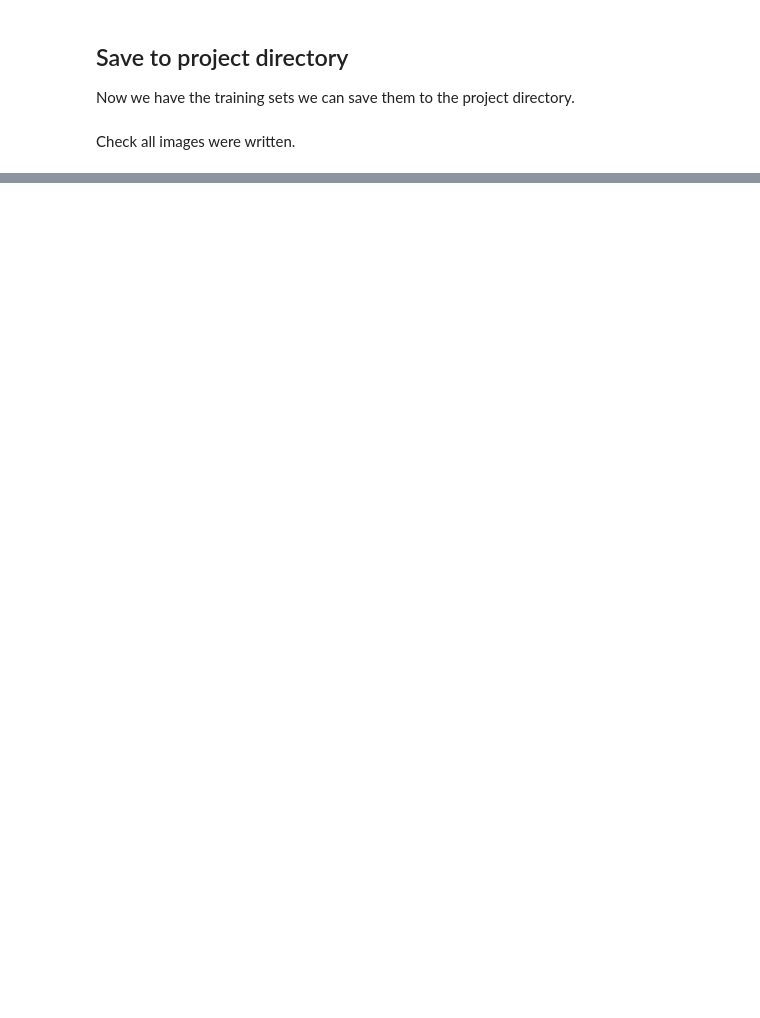
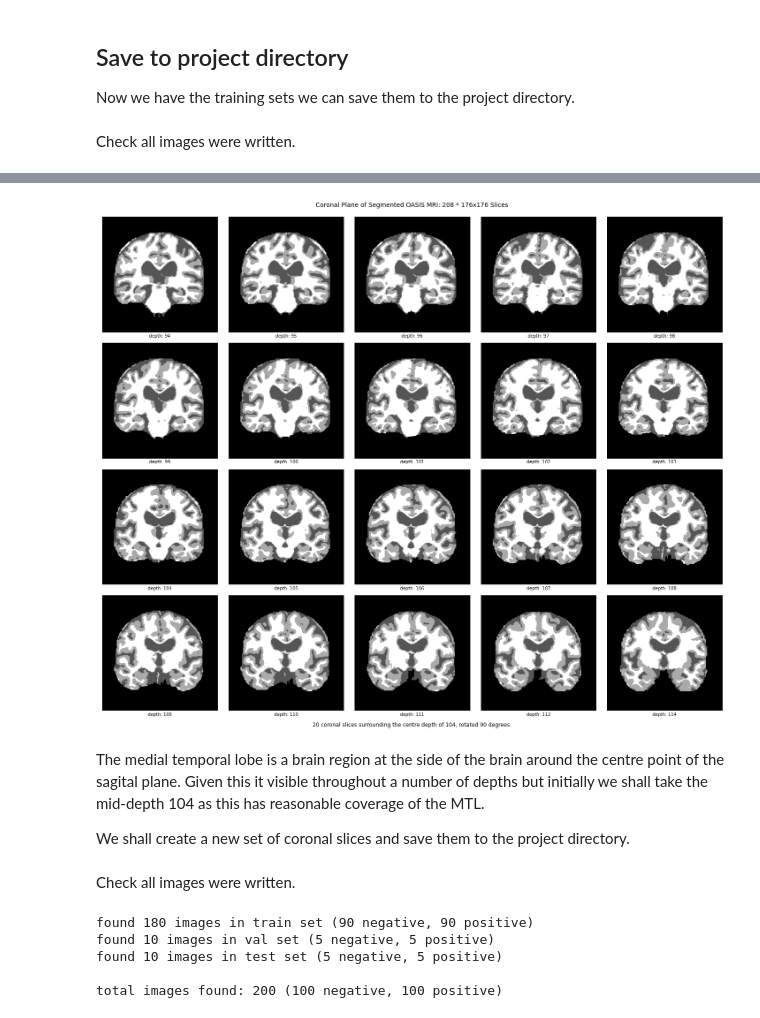
Before and after one commit to kaihulme/ad-gan, a Jupyter notebook: notebooks/data_handling_oasis.ipynb, the cells around one changed output, grey strips where cells are left out. Saved outputs shown, nothing was run; the diff lists cells and outputs as text; code cells hidden in the pictures; blank space fills up the shorter version.

```diff
--- a/notebooks/data_handling_oasis.ipynb
+++ b/notebooks/data_handling_oasis.ipynb
@@ -250,0 +306,28 @@ total images found: 235 (135 negative, 100 positive)
+# %%
+fsl_imgs = [[os.path.join(fsl_dir, fsl_path) for fsl_path in os.listdir(fsl_dir) if fsl_path[-4:] == ".img"][0] for fsl_dir in fsl_dirs]
+
+nii = nib.load(fsl_imgs[0])
+volume = nii.get_fdata()
+n, rows = 20, 4
+w, d, h, _ = volume.shape
+
+fig, ax = plt.subplots(figsize=(20, 16))
+plt.figtext(0.5, 1.01, "Coronal Plane of Segmented OASIS MRI: {0} * {1}x{2} Slices".format(d, w, h), ha="center", fontsize=14)
+plt.xticks([])
+plt.yticks([])
+plt.box(None)
+for i, depth in enumerate(np.linspace(94, 114, n).astype(int)):
+    coron_slice = volume[:, depth, :]
+    ax = fig.add_subplot(rows, n//rows, i+1)
+    ax = plt.imshow(np.rot90(coron_slice), cmap="gray")
+    ax = plt.xlabel("depth: {0}".format(depth))
+    ax = plt.xticks([])
+    ax = plt.yticks([])
+plt.figtext(0.5, -0.01, "20 coronal slices surrounding the centre depth of 104, rotated 90 degrees.", ha="center", fontsize=12)
+fig.tight_layout()
+# %% [output]
+[figure, added]
+# %% [markdown]
+The medial temporal lobe is a brain region at the side of the brain around the centre point of the sagital plane. Given this it visible throughout a number of depths but initially we shall take the mid-depth 104 as this has reasonable coverage of the MTL.
+
+We shall create a new set of coronal slices and save them to the project directory.
@@ -250,0 +371,10 @@ total images found: 235 (135 negative, 100 positive)
+# %% [markdown]
+Check all images were written.
+# %%
+check_imgs(classes, "single/coronal")
+# %% [output]
+found 180 images in train set (90 negative, 90 positive)
+found 10 images in val set (5 negative, 5 positive)
+found 10 images in test set (5 negative, 5 positive)
+
+total images found: 200 (100 negative, 100 positive)
```
Also changed, not shown: parts of 12 cells of this notebook, 2 other files.
